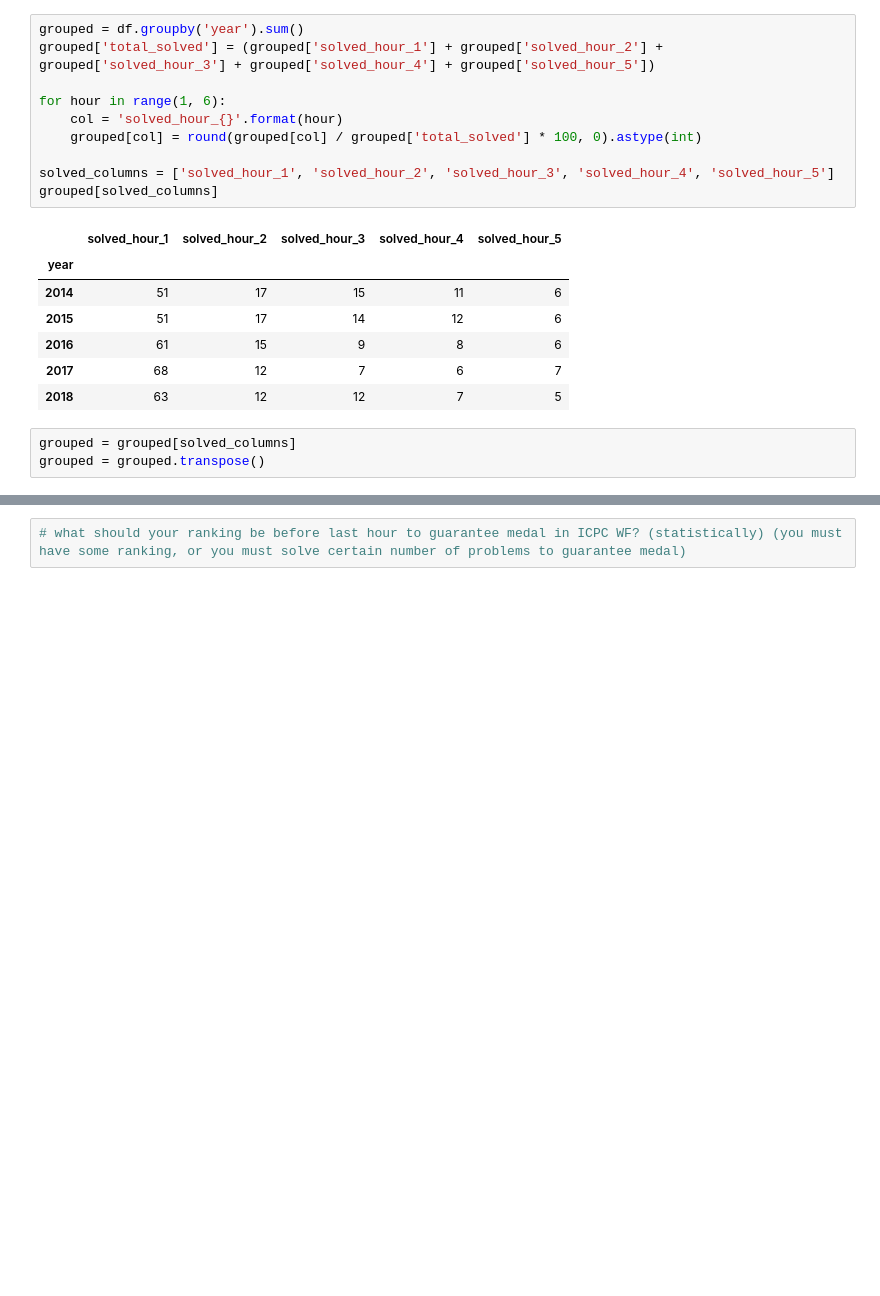
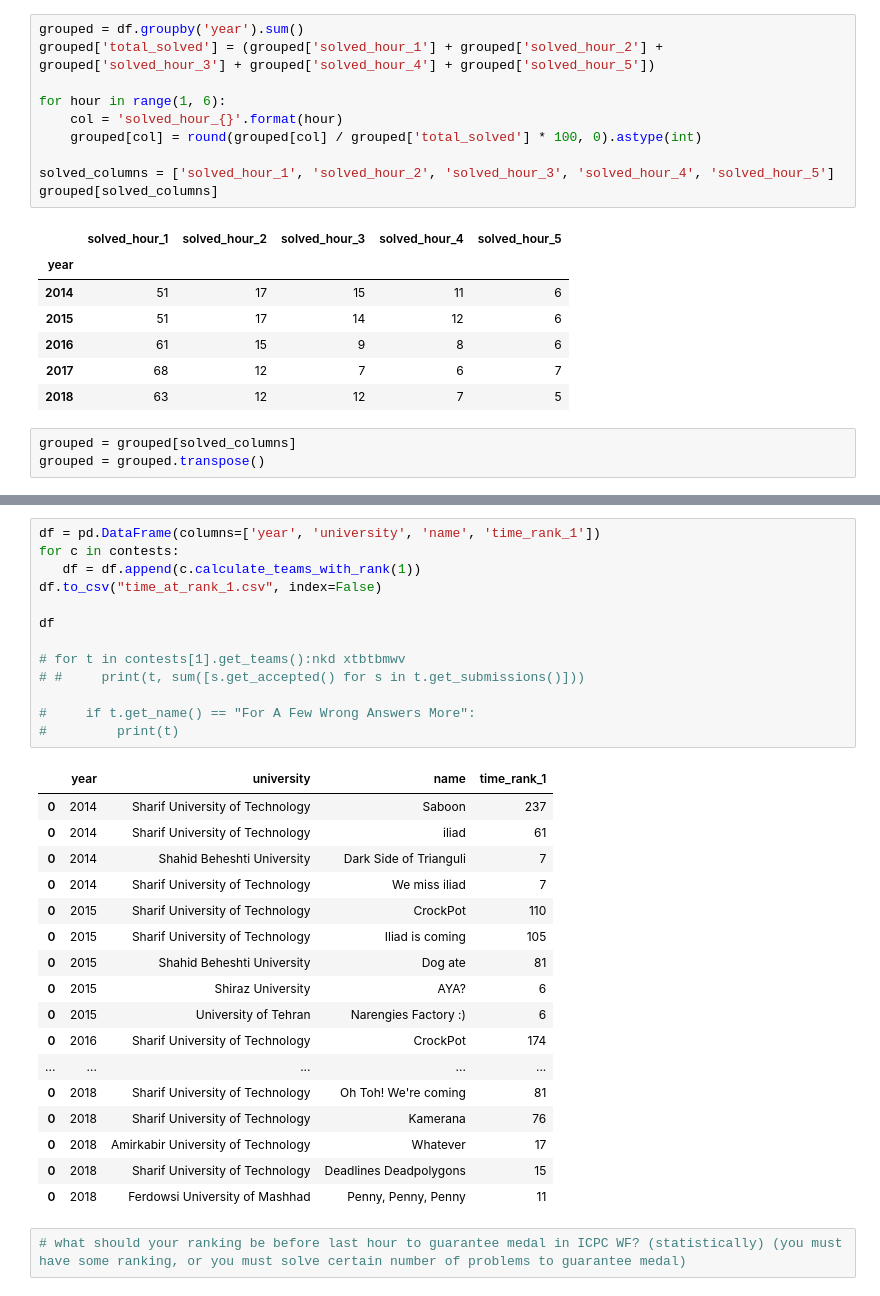
Before and after one commit to mehdikazemi8/icpc-contests, a Jupyter notebook: icpc-contests.ipynb, the cells around one changed output, grey strips where cells are left out. Saved outputs shown, nothing was run; the diff lists cells and outputs as text; blank space fills up the shorter version.

```diff
--- a/icpc-contests.ipynb
+++ b/icpc-contests.ipynb
@@ -285,5 +403,36 @@ plt.tight_layout()
 plt.show()
 # %% [output]
 [figure]
+# %%
+df = pd.DataFrame(columns=['year', 'university', 'name', 'time_rank_1'])
+for c in contests:
+   df = df.append(c.calculate_teams_with_rank(1))
+df.to_csv("time_at_rank_1.csv", index=False)
+
+df
+
+# for t in contests[1].get_teams():nkd xtbtbmwv
+# #     print(t, sum([s.get_accepted() for s in t.get_submissions()]))
+
+#     if t.get_name() == "For A Few Wrong Answers More":
+#         print(t)
+# %% [output]
+|  | year | university | name | time_rank_1 |
+| 0 | 2014 | Sharif University of Technology | Saboon | 237 |
+| 0 | 2014 | Sharif University of Technology | iliad | 61 |
+| 0 | 2014 | Shahid Beheshti University | Dark Side of Trianguli | 7 |
+| 0 | 2014 | Sharif University of Technology | We miss iliad | 7 |
+| 0 | 2015 | Sharif University of Technology | CrockPot | 110 |
+| 0 | 2015 | Sharif University of Technology | Iliad is coming | 105 |
+| 0 | 2015 | Shahid Beheshti University | Dog ate | 81 |
+| 0 | 2015 | Shiraz University | AYA? | 6 |
+| 0 | 2015 | University of Tehran | Narengies Factory :) | 6 |
+| 0 | 2016 | Sharif University of Technology | CrockPot | 174 |
+| ... | ... | ... | ... | ... |
+| 0 | 2018 | Sharif University of Technology | Oh Toh! We're coming | 81 |
+| 0 | 2018 | Sharif University of Technology | Kamerana | 76 |
+| 0 | 2018 | Amirkabir University of Technology | Whatever | 17 |
+| 0 | 2018 | Sharif University of Technology | Deadlines Deadpolygons | 15 |
+| 0 | 2018 | Ferdowsi University of Mashhad | Penny, Penny, Penny | 11 |
 # %%
 # what should your ranking be before last hour to guarantee medal in ICPC WF? (statistically) (you must have some ranking, or you must solve certain number of problems to guarantee medal)
```
Also changed, not shown: parts of 5 cells of this notebook, 2 other files.
